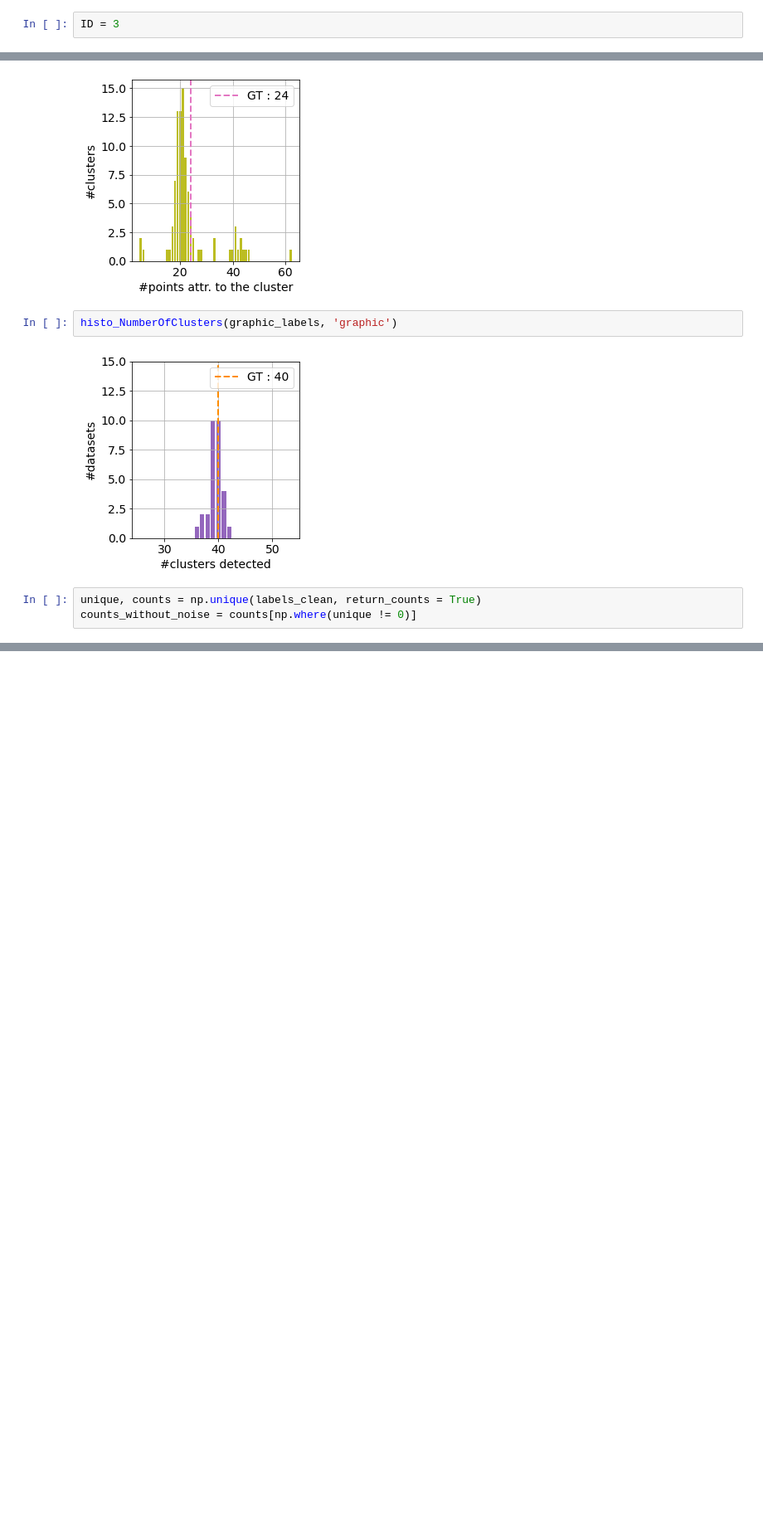
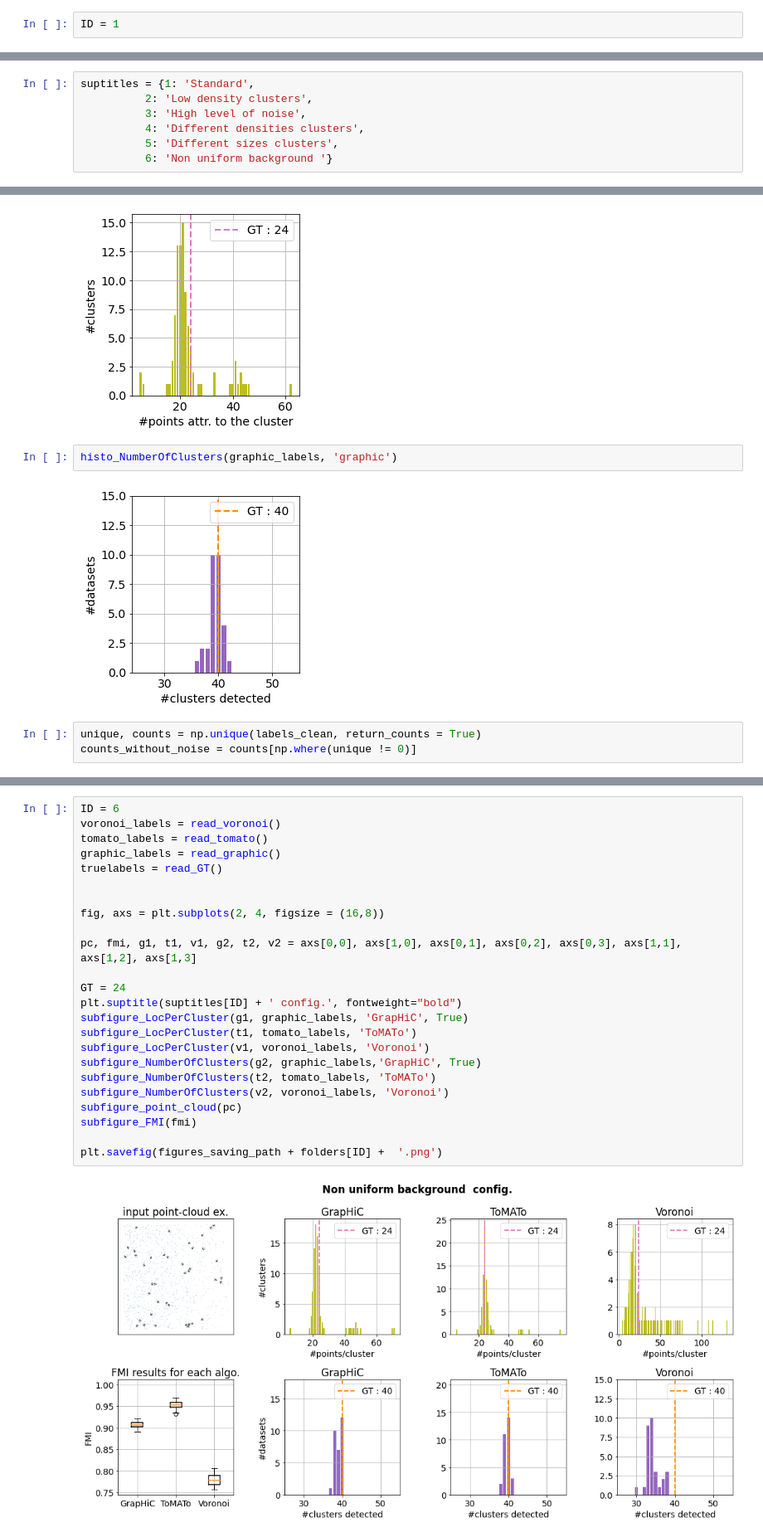
Before and after one commit to ElianaRenzo/pdm, a Jupyter notebook: My_codes/caracterisation_comparaison.ipynb, the cells around one changed output, grey strips where cells are left out. Shown at 83% size. Saved outputs shown, nothing was run; the diff lists cells and outputs as text; blank space fills up the shorter version.

Commit message:
amélioration caractérisation. Toutes les images en subplot d'une seule figure.

```diff
--- a/My_codes/caracterisation_comparaison.ipynb
+++ b/My_codes/caracterisation_comparaison.ipynb
@@ -6,7 +6,7 @@ plt.rcParams.update({'font.size': 14})
 from matplotlib import rcParams
 rcParams.update({'figure.autolayout': True})
 # %%
-ID = 3
+ID = 1
 # %%
 folders = {1: 'standard',
           2: 'low_density',
@@ -18,6 +18,13 @@ folders = {1: 'standard',
 NumberOfSimulations = 30
 general_path = '/Users/Eliana/Documents/PDM/Codes/My_codes/Deviations_from_standard/'
 figures_saving_path = general_path + 'Results/Figures/'
+# %%
+suptitles = {1: 'Standard',
+          2: 'Low density clusters',
+          3: 'High level of noise',
+          4: 'Different densities clusters',
+          5: 'Different sizes clusters',
+          6: 'Non uniform background '}
 # %%
 def read_GT():
     path = general_path + 'Data/' + folders[ID] + '/'
@@ -153,0 +226,26 @@ counts_without_noise = counts[np.where(unique != 0)]
+# %%
+ID = 6
+voronoi_labels = read_voronoi()
+tomato_labels = read_tomato()
+graphic_labels = read_graphic()
+truelabels = read_GT()
+
+
+fig, axs = plt.subplots(2, 4, figsize = (16,8))
+
+pc, fmi, g1, t1, v1, g2, t2, v2 = axs[0,0], axs[1,0], axs[0,1], axs[0,2], axs[0,3], axs[1,1], axs[1,2], axs[1,3]
+
+GT = 24
+plt.suptitle(suptitles[ID] + ' config.', fontweight="bold")
+subfigure_LocPerCluster(g1, graphic_labels, 'GrapHiC', True)
+subfigure_LocPerCluster(t1, tomato_labels, 'ToMATo')
+subfigure_LocPerCluster(v1, voronoi_labels, 'Voronoi')
+subfigure_NumberOfClusters(g2, graphic_labels,'GrapHiC', True)
+subfigure_NumberOfClusters(t2, tomato_labels, 'ToMATo')
+subfigure_NumberOfClusters(v2, voronoi_labels, 'Voronoi')
+subfigure_point_cloud(pc)
+subfigure_FMI(fmi)
+
+plt.savefig(figures_saving_path + folders[ID] +  '.png')
+# %% [output]
+[figure, added]
```
Also changed, not shown: parts of 5 cells of this notebook.
